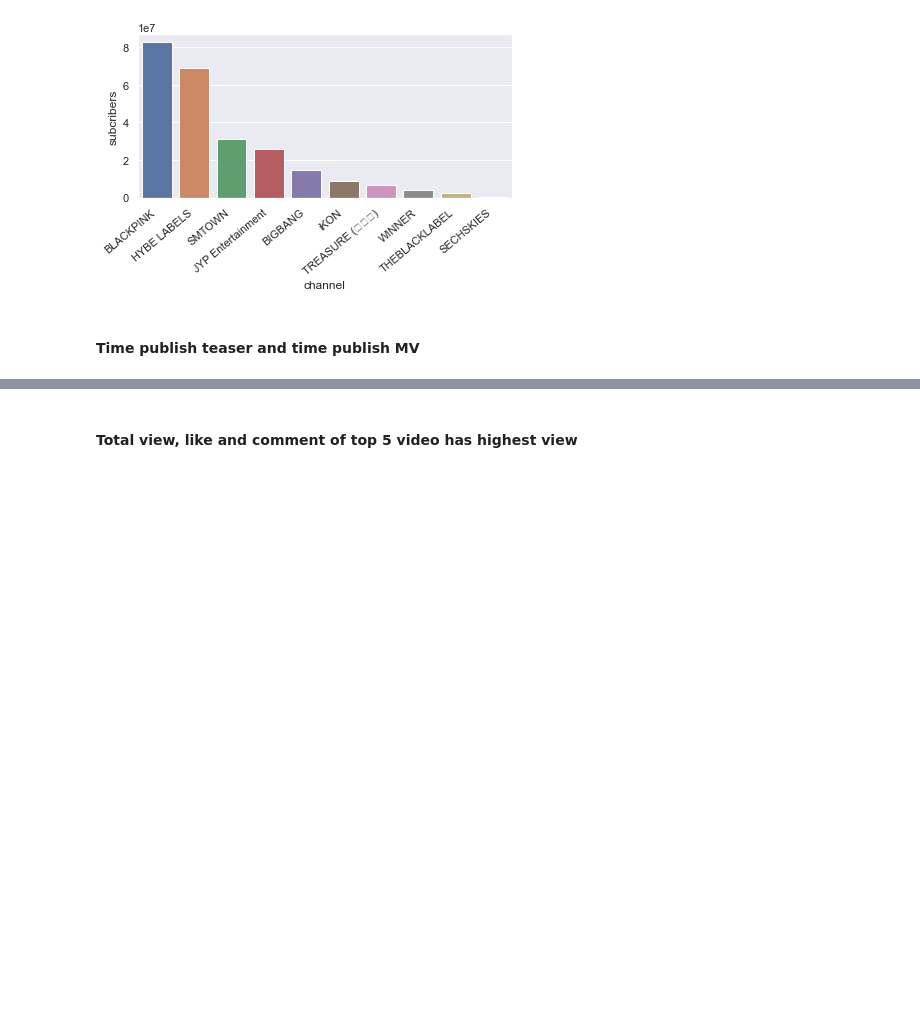
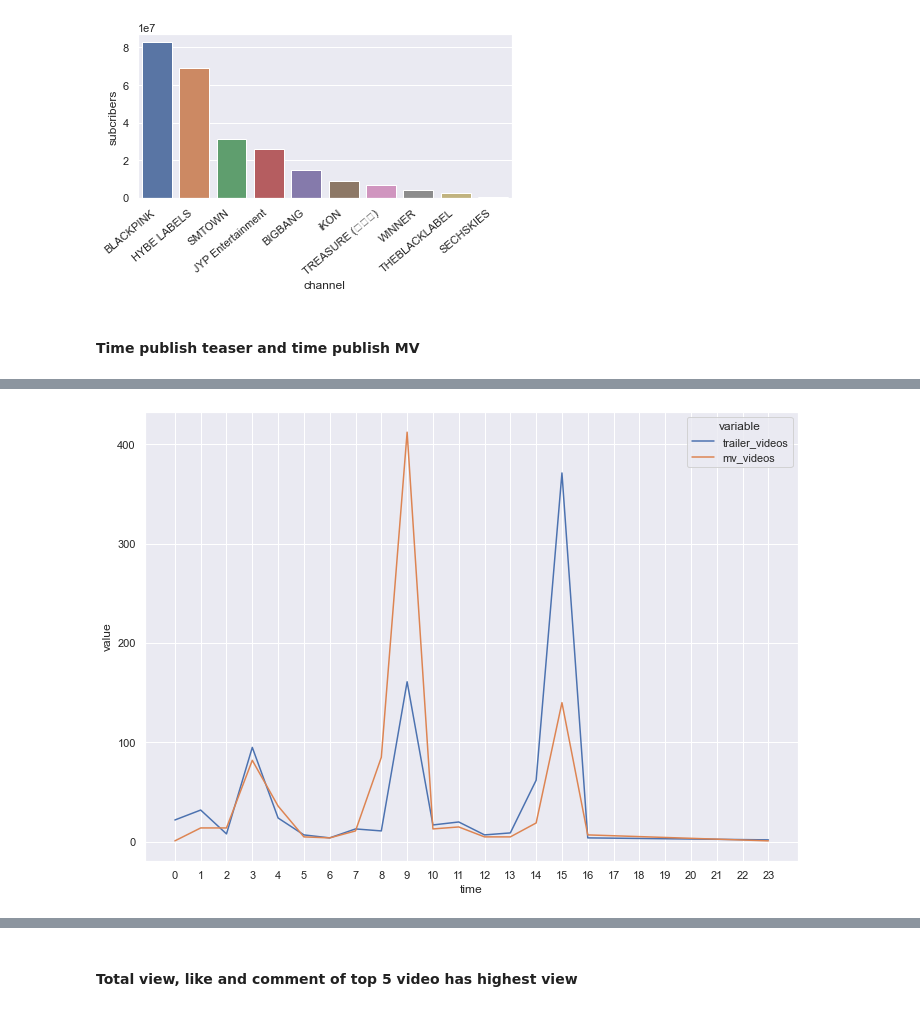
Before and after one commit to minh10022001/YoutubeData, a Jupyter notebook: plot.ipynb, the cells around one changed output, grey strips where cells are left out. Saved outputs shown, nothing was run; the diff lists cells and outputs as text; code cells hidden in the pictures; blank space fills up the shorter version.

```diff
--- a/plot.ipynb
+++ b/plot.ipynb
@@ -67,3 +89,17 @@ df_time
+# %%
+# line chart of time published of trailer and mv
+df_trailer_time = pd.DataFrame(df_time.groupby(['trailer_time'], as_index=False)['trailer_time'].agg({'trailer_videos':'count'}))
+df_mv_time = pd.DataFrame(df_time.groupby(['mv_time'], as_index=False)['mv_time'].agg({'mv_videos':'count'}))
+df_time_merge = pd.merge(df_trailer_time, df_mv_time, left_on='trailer_time', right_on='mv_time')
+df_time_merge.drop(['mv_time'], axis=1, inplace=True)
+df_time_merge.rename(columns={'trailer_time':'time'}, inplace=True)
+sns.set(style="whitegrid")
+sns.set(rc={'figure.figsize':(11.7,8.27)})
+ax = sns.lineplot(data=pd.melt(df_time_merge, id_vars=['time'], value_vars=['trailer_videos', 'mv_videos']), x='time', y='value', hue='variable')
+ax.set_xticks(np.arange(0, 24, 1))
+plt.show()
+# %% [output]
+[figure, added]
 # %%
 #plot histogram of video_publishedAt and video_publishedAt_mv_official
 
```
Also changed, not shown: parts of 7 cells of this notebook, 7 other files.
